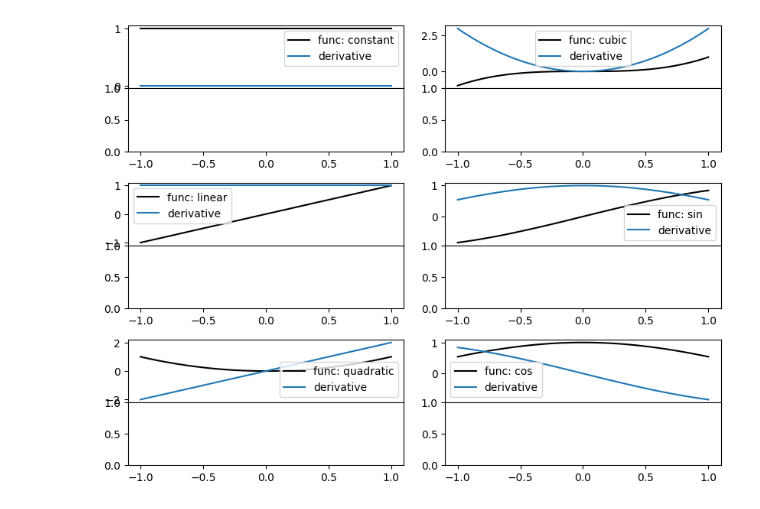
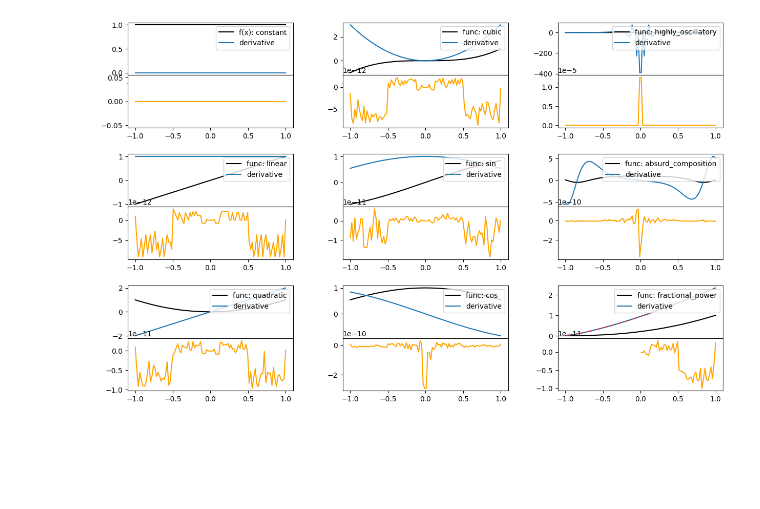
Before and after one commit to Roman-HLIS-Cosmology-PIT/cocoa_photoz, a Jupyter notebook: codes/stencil_derivs.ipynb, the cells around one changed output. Saved outputs shown, nothing was run; the diff lists cells and outputs as text; code cells hidden in the pictures; blank space fills up the shorter version.

```diff
--- a/codes/stencil_derivs.ipynb
+++ b/codes/stencil_derivs.ipynb
@@ -128,11 +95,30 @@ axes[5, 1].sharex(axes[4, 1])
+# %%
+yprimes_dict = {'constant':None,
+                'linear':None,
+                'quadratic':None,
+                'cubic':None,
+                'sin':None,
+                'cos':None,
+                'highly_oscillatory':None,
+                'absurd_composition':None,
+                'fractional_power':None
+                }
+for k,key in enumerate(yprimes_dict.keys()):
+    deriv = [derivatives[k][i,j] for i in range(len(x)) for j in range(len(x)) if i==j]
+    yprimes_dict.update([(key,deriv)])
+# %%
+ys = [function_vals[i] for i in range(len(yprimes_dict))]#[function_vals[0],function_vals[1],function_vals[2],function_vals[3],function_vals[4],function_vals[5]]
+yprimes = [yprimes_dict[key] for key in yprimes_dict.keys()]#[yprimes_dict['constant'],yprimes_dict['linear'],yprimes_dict['quadratic'],yprimes_dict['cubic'],yprimes_dict['sin'],yprimes_dict['cos']]
+labels = [key for key in yprimes_dict.keys()] #['constant', 'linear', 'quadratic','cubic','sin','cos','highly_oscillatory','absurd_composition','fractional_power']
+ijs = [(i,j) for j in range(2) for i in range(3)]
 # %%
 import matplotlib.pyplot as plt
 import matplotlib.gridspec as gridspec
 
-fig = plt.figure(figsize=(10, 8))
+fig = plt.figure(figsize=(15, 10))
 
 # Create a GridSpec with extra height for gaps between groups
-gs = gridspec.GridSpec(nrows=9, ncols=2, height_ratios=[1,1, 0.5, 1,1, 0.5, 1,1, 0.5], hspace=0.0, wspace=0.15)
+gs = gridspec.GridSpec(nrows=9, ncols=3, height_ratios=[1,1, 0.5, 1,1, 0.5, 1,1, 0.5],hspace=0.0, wspace=0.30)
 
 # Column 0 axes
 ax00 = fig.add_subplot(gs[0, 0])
@@ -140,49 +126,83 @@ ax10 = fig.add_subplot(gs[1, 0], sharex=ax00)
 
 ax20 = fig.add_subplot(gs[3, 0])
 ax30 = fig.add_subplot(gs[4, 0], sharex=ax20)
 
 ax40 = fig.add_subplot(gs[6, 0])
 ax50 = fig.add_subplot(gs[7, 0], sharex=ax40)
 
 # Column 1 axes
 ax01 = fig.add_subplot(gs[0, 1])
 ax11 = fig.add_subplot(gs[1, 1], sharex=ax01)
 
 ax21 = fig.add_subplot(gs[3, 1])
 ax31 = fig.add_subplot(gs[4, 1], sharex=ax21)
 
 ax41 = fig.add_subplot(gs[6, 1])
 ax51 = fig.add_subplot(gs[7, 1], sharex=ax41)
 
-axs = []
+# Column 2 axes
+ax02 = fig.add_subplot(gs[0, 2])
+ax12 = fig.add_subplot(gs[1, 2], sharex=ax01)
+
+ax22 = fig.add_subplot(gs[3, 2])
+ax32 = fig.add_subplot(gs[4, 2], sharex=ax21)
+
+ax42 = fig.add_subplot(gs[6, 2])
+ax52 = fig.add_subplot(gs[7, 2], sharex=ax41)
 
 k=0
-ax00.plot(x,ys[k],'k',label=f'func: {labels[k]}')
-ax00.plot(x,yprimes[k],label='derivative')
-ax00.legend(loc='best')
+ax00.plot(x,ys[k],'k',label=f'f(x): {labels[k]}') # constant
+ax00.plot(x,yprimes[k],label="derivative")
+ax10.plot(x,yprimes[k]-np.zeros(len(x)),color='orange')
+ax00.legend(loc='upper right')
 k=1
-ax20.plot(x,ys[k],'k',label=f'func: {labels[k]}')
+ax20.plot(x,ys[k],'k',label=f'func: {labels[k]}') # linear
 ax20.plot(x,yprimes[k],label='derivative')
-ax20.legend(loc='best')
+ax30.plot(x,yprimes[k]/np.ones(len(x))-1,color='orange')
+ax20.legend(loc='upper right')
 k=2
-ax40.plot(x,ys[k],'k',label=f'func: {labels[k]}')
+ax40.plot(x,ys[k],'k',label=f'func: {labels[k]}') # quadratic
 ax40.plot(x,yprimes[k],label='derivative')
-ax40.legend(loc='best')
+ax50.plot(x,yprimes[k]/(2*x)-1,color='orange')
+ax40.legend(loc='upper right')
 k=3
-ax01.plot(x,ys[k],'k',label=f'func: {labels[k]}')
+ax01.plot(x,ys[k],'k',label=f'func: {labels[k]}') # cubic
 ax01.plot(x,yprimes[k],label='derivative')
-ax01.legend(loc='best')
+ax11.plot(x,yprimes[k]/(3*x**2)-1,color='orange')
+ax01.legend(loc='upper right')
 k=4
-ax21.plot(x,ys[k],'k',label=f'func: {labels[k]}')
+ax21.plot(x,ys[k],'k',label=f'func: {labels[k]}') # sin
 ax21.plot(x,yprimes[k],label='derivative')
-ax21.legend(loc='best')
+ax31.plot(x,yprimes[k]/np.cos(x)-1,color='orange')
+ax21.legend(loc='upper right')
 k=5
-ax41.plot(x,ys[k],'k',label=f'func: {labels[k]}')
+ax41.plot(x,ys[k],'k',label=f'func: {labels[k]}') # cos
 ax41.plot(x,yprimes[k],label='derivative')
-ax41.legend(loc='best')
-
-# (Optional) Hide redundant x-axis tick labels
-for ax in [ax00, ax20, ax40, ax01, ax21, ax41]:
-    ax.tick_params(labelbottom=False)
+ax51.plot(x,yprimes[k]/-np.sin(x)-1,color='orange')
+ax41.legend(loc='upper right')
+k=6
+ax02.plot(x,ys[k],'k',label=f'func: {labels[k]}') #
+ax02.plot(x,yprimes[k],label='derivative')
+def highly_oscillatory_derivative(x):
+    x = np.asarray(x)
+    result = np.zeros_like(x)
+    nonzero_mask = x != 0
+    result[nonzero_mask] = -np.cos(1.0 / x[nonzero_mask]) / (x[nonzero_mask] ** 2)
+    return result
+ax12.plot(x,yprimes[k]/(highly_oscillatory_derivative(x))-1,color='orange')
+ax02.legend(loc='upper right')
+k=7
+ax22.plot(x,ys[k],'k',label=f'func: {labels[k]}') #
+ax22.plot(x,yprimes[k],label='derivative')
+ax32.plot(x,yprimes[k]/(-2*x*np.exp(-x**2)*np.cos(5*x**3)-15*x**2*np.exp(-x**2)*np.sin(5*x**3))-1,color='orange')
+ax22.legend(loc='upper right')
+k=8
+ax42.plot(x,ys[k],'k',label=f'func: {labels[k]}') #
+ax42.plot(x,yprimes[k],label='derivative',c='C0')
+ax42.plot(x,(7/3)*x**(4/3),c='r',ls=':')
+ax52.plot(x,yprimes[k]/((7/3)*x**(4/3))-1,color='orange')
+ax42.legend(loc='upper right')
+plt.tight_layout()
+plt.savefig('test.pdf')
 # %% [output]
-[figure, old version]
+[figure, new version]
```
Also changed, not shown: parts of 17 cells of this notebook.
